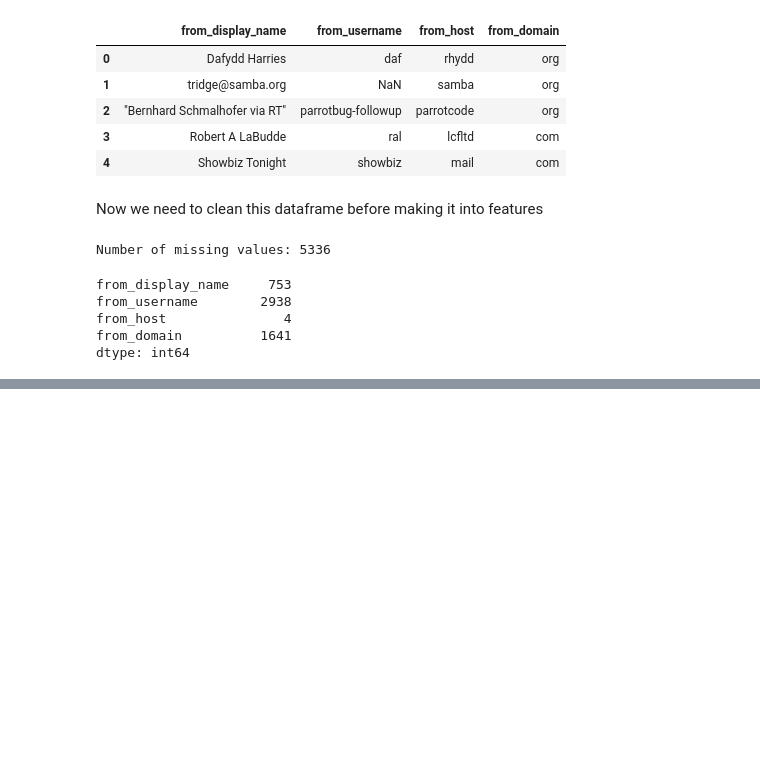
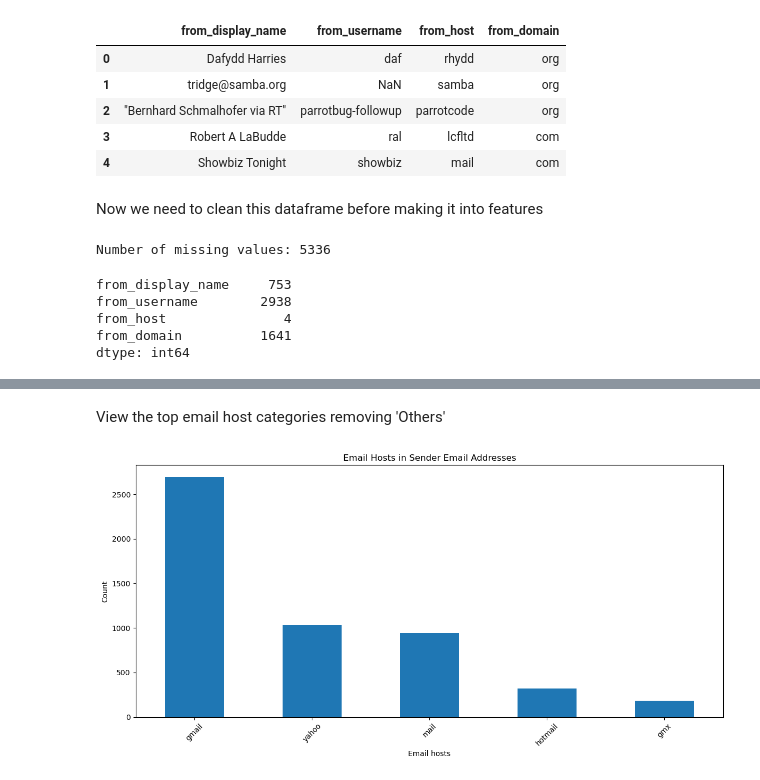
Before and after one commit to dfrancis-tech/email_spam, a Jupyter notebook: Feature_Engineering.ipynb, the cells around one changed output, grey strips where cells are left out. Saved outputs shown, nothing was run; the diff lists cells and outputs as text; code cells hidden in the pictures; blank space fills up the shorter version.

```diff
--- a/Feature_Engineering.ipynb
+++ b/Feature_Engineering.ipynb
@@ -155,0 +228,17 @@ df_email_from.isna().sum()
+# %% [markdown]
+View the top email host categories removing 'Others'
+# %%
+# Filter out the 'Others' category from the value counts
+top_email_hosts = email_host_counts.drop('Others')
+
+# Plotting the top 20 value counts as a bar plot
+plt.figure(figsize=(12, 6))
+top_email_hosts[:20].plot(kind='bar')
+plt.xlabel('Email hosts')
+plt.ylabel('Count')
+plt.title('Email Hosts in Sender Email Addresses')
+plt.xticks(rotation=45)
+plt.tight_layout()
+plt.show()
+# %% [output]
+[figure, added]
```
Also changed, not shown: parts of 10 cells of this notebook.
